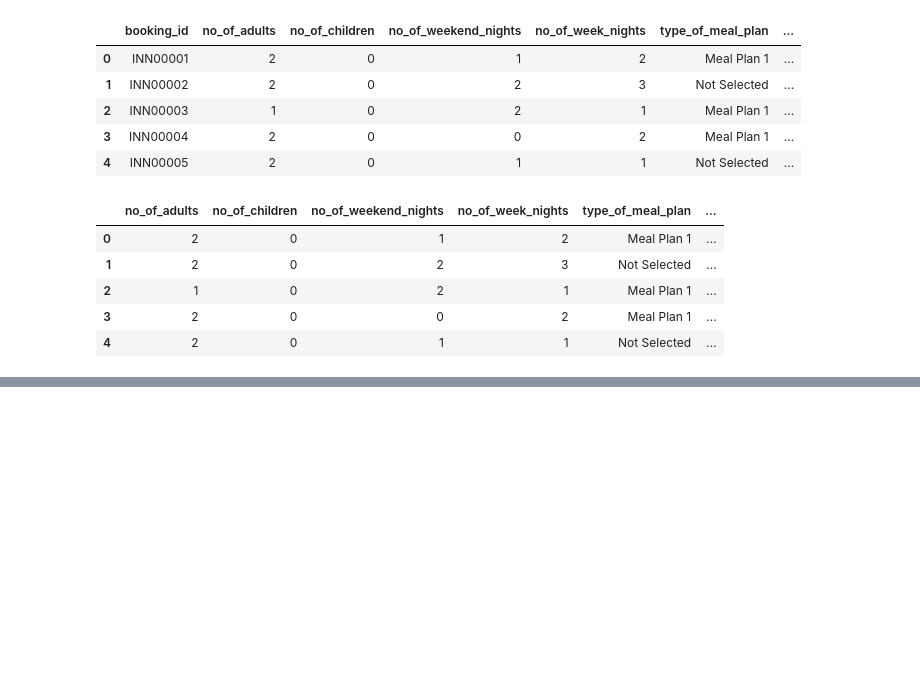
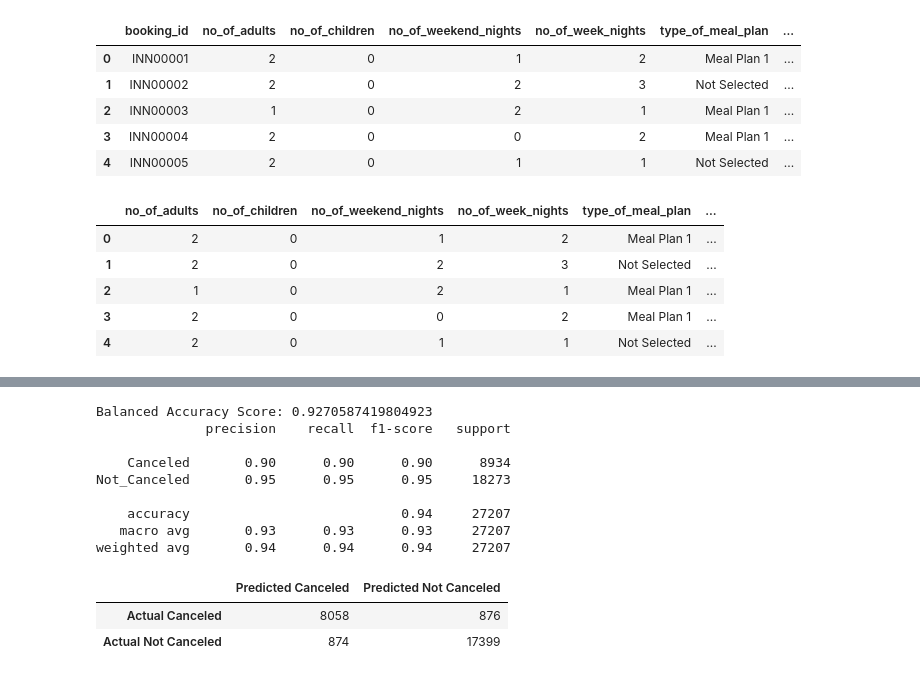
Before and after one commit to Grimmandrewj/Hotel_Cancellation_Prediction, a Jupyter notebook: Project4.ipynb, the cells around one changed output, grey strips where cells are left out. Drawn from its saved outputs; the diff is of its cells as text; code cells hidden in the pictures; blank space fills up the shorter version.

```diff
--- a/Project4.ipynb
+++ b/Project4.ipynb
@@ -53,0 +202,16 @@ data_clean.head()
+# %%
+#Second Attempt with n_neighbors = 3
+neighbors(3)
+# %% [output]
+Balanced Accuracy Score: 0.9270587419804923
+              precision    recall  f1-score   support
+
+    Canceled       0.90      0.90      0.90      8934
+Not_Canceled       0.95      0.95      0.95     18273
+
+    accuracy                           0.94     27207
+   macro avg       0.93      0.93      0.93     27207
+weighted avg       0.94      0.94      0.94     27207
+|  | Predicted Canceled | Predicted Not Canceled |
+| Actual Canceled | 8058 | 876 |
+| Actual Not Canceled | 874 | 17399 |
```
Also changed, not shown: parts of 23 cells of this notebook, 2 other files.
